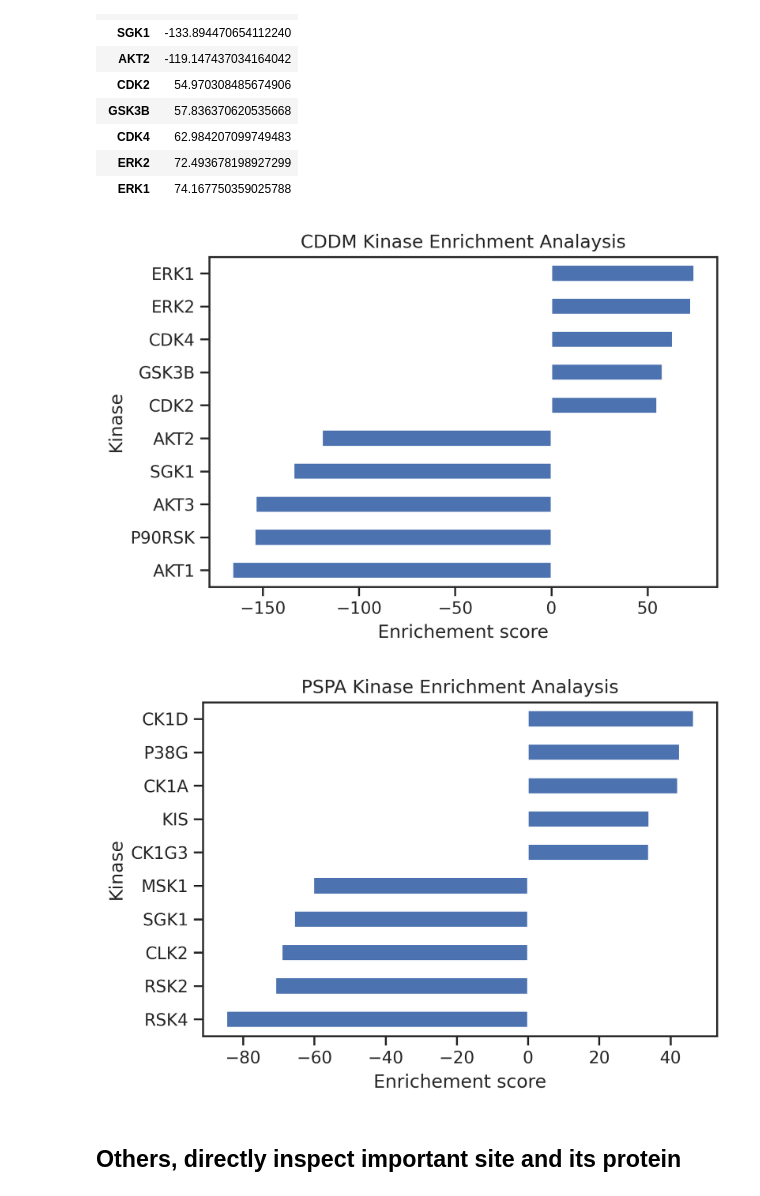
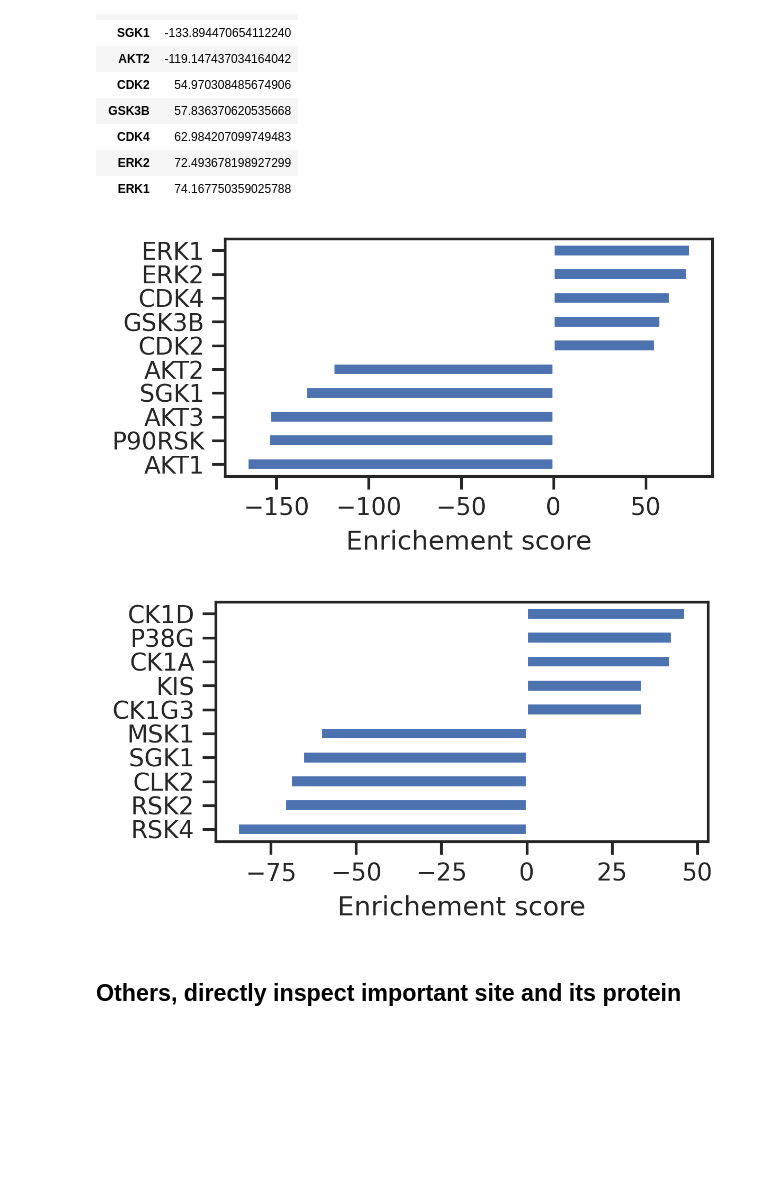
Before and after one commit to sky1ove/katlas, a Jupyter notebook: nbs/tutorial_04a_enrichment_AKTi.ipynb, the cells around one changed output. Cells and saved outputs as stored; diff of their text form; code cells hidden in the pictures; blank space fills up the shorter version.

```diff
--- a/nbs/tutorial_04a_enrichment_AKTi.ipynb
+++ b/nbs/tutorial_04a_enrichment_AKTi.ipynb
@@ -279,17 +273,19 @@ bar_cddm
 | ERK2 | 72.493678198927299 |
 | ERK1 | 74.167750359025788 |
 # %%
-bar_cddm.plot.barh(legend=False)
+# CDDM
+bar_cddm.plot.barh(legend=False,figsize=(4,2))
 plt.xlabel('Enrichement score')
-plt.title('CDDM Kinase Enrichment Analaysis');
+plt.ylabel('');
 # %% [output]
-[figure, old version]
+[figure, new version]
 # %%
-bar_pspa.plot.barh(legend=False)
+# PSPA
+bar_pspa.plot.barh(legend=False,figsize=(4,2))
 plt.xlabel('Enrichement score')
-plt.title('PSPA Kinase Enrichment Analaysis');
+plt.ylabel('');
 # %% [output]
-[figure, old version]
+[figure, new version]
 # %% [markdown]
 ## Others, directly inspect important site and its protein
 # %% [markdown]
```
Also changed, not shown: parts of 4 cells of this notebook, 4 other files.
